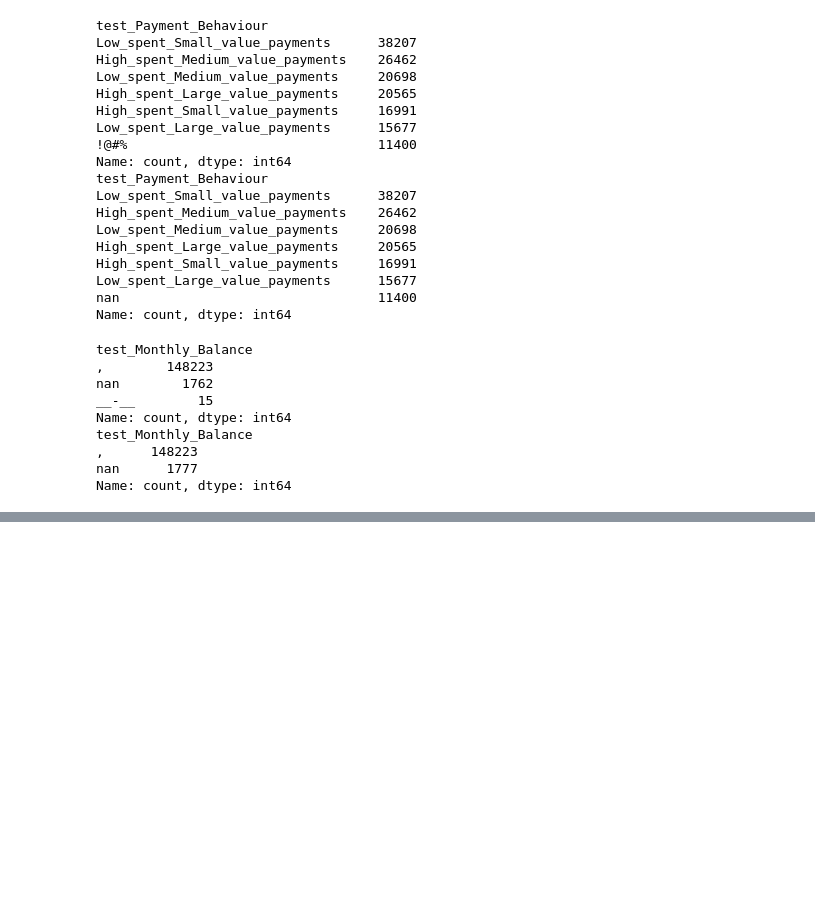
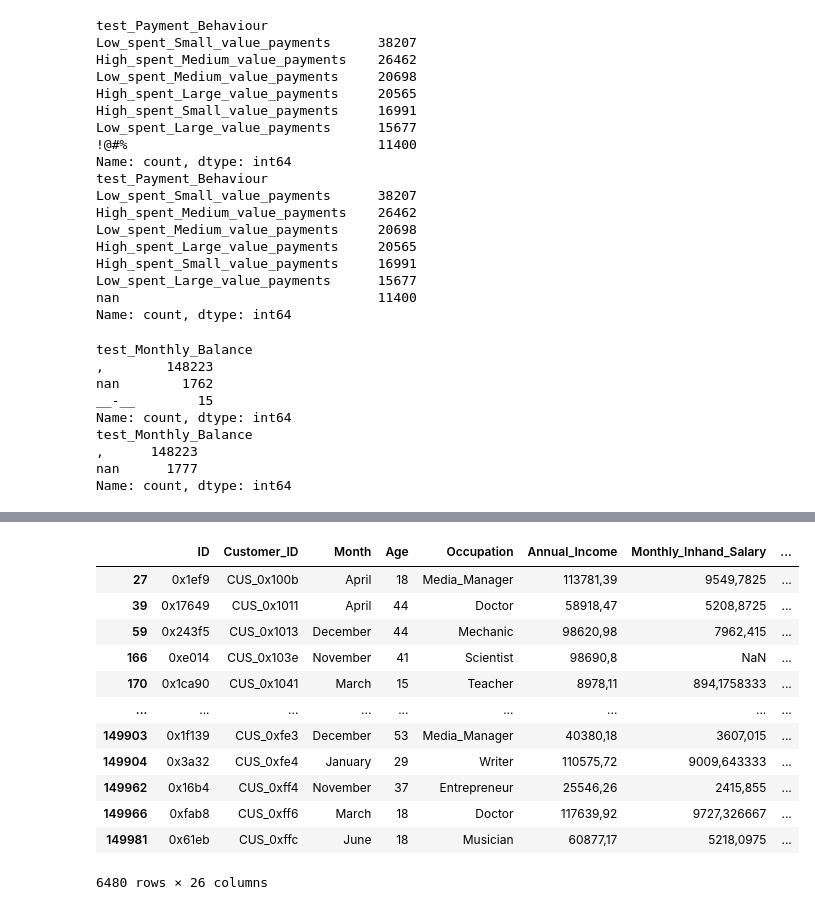
Before and after one commit to TimoWijnen2001/Visualization, a Jupyter notebook: data_cleaning.ipynb, the cells around one changed output, grey strips where cells are left out. Drawn from its saved outputs; the diff is of its cells as text; code cells hidden in the pictures; blank space fills up the shorter version.

```diff
--- a/data_cleaning.ipynb
+++ b/data_cleaning.ipynb
@@ -363,0 +414,16 @@ Name: count, dtype: int64
+# %%
+df[df["Amount_invested_monthly"] == "__10000__"]
+# %% [output]
+|  | ID | Customer_ID | Month | Age | Occupation | Annual_Income | Monthly_Inhand_Salary | ... |
+| 27 | 0x1ef9 | CUS_0x100b | April | 18 | Media_Manager | 113781,39 | 9549,7825 | ... |
+| 39 | 0x17649 | CUS_0x1011 | April | 44 | Doctor | 58918,47 | 5208,8725 | ... |
+| 59 | 0x243f5 | CUS_0x1013 | December | 44 | Mechanic | 98620,98 | 7962,415 | ... |
+| 166 | 0xe014 | CUS_0x103e | November | 41 | Scientist | 98690,8 | NaN | ... |
+| 170 | 0x1ca90 | CUS_0x1041 | March | 15 | Teacher | 8978,11 | 894,1758333 | ... |
+| ... | ... | ... | ... | ... | ... | ... | ... | ... |
+| 149903 | 0x1f139 | CUS_0xfe3 | December | 53 | Media_Manager | 40380,18 | 3607,015 | ... |
+| 149904 | 0x3a32 | CUS_0xfe4 | January | 29 | Writer | 110575,72 | 9009,643333 | ... |
+| 149962 | 0x16b4 | CUS_0xff4 | November | 37 | Entrepreneur | 25546,26 | 2415,855 | ... |
+| 149966 | 0xfab8 | CUS_0xff6 | March | 18 | Doctor | 117639,92 | 9727,326667 | ... |
+| 149981 | 0x61eb | CUS_0xffc | June | 18 | Musician | 60877,17 | 5218,0975 | ... |
+6480 rows × 26 columns
```
Also changed, not shown: parts of 8 cells of this notebook.
